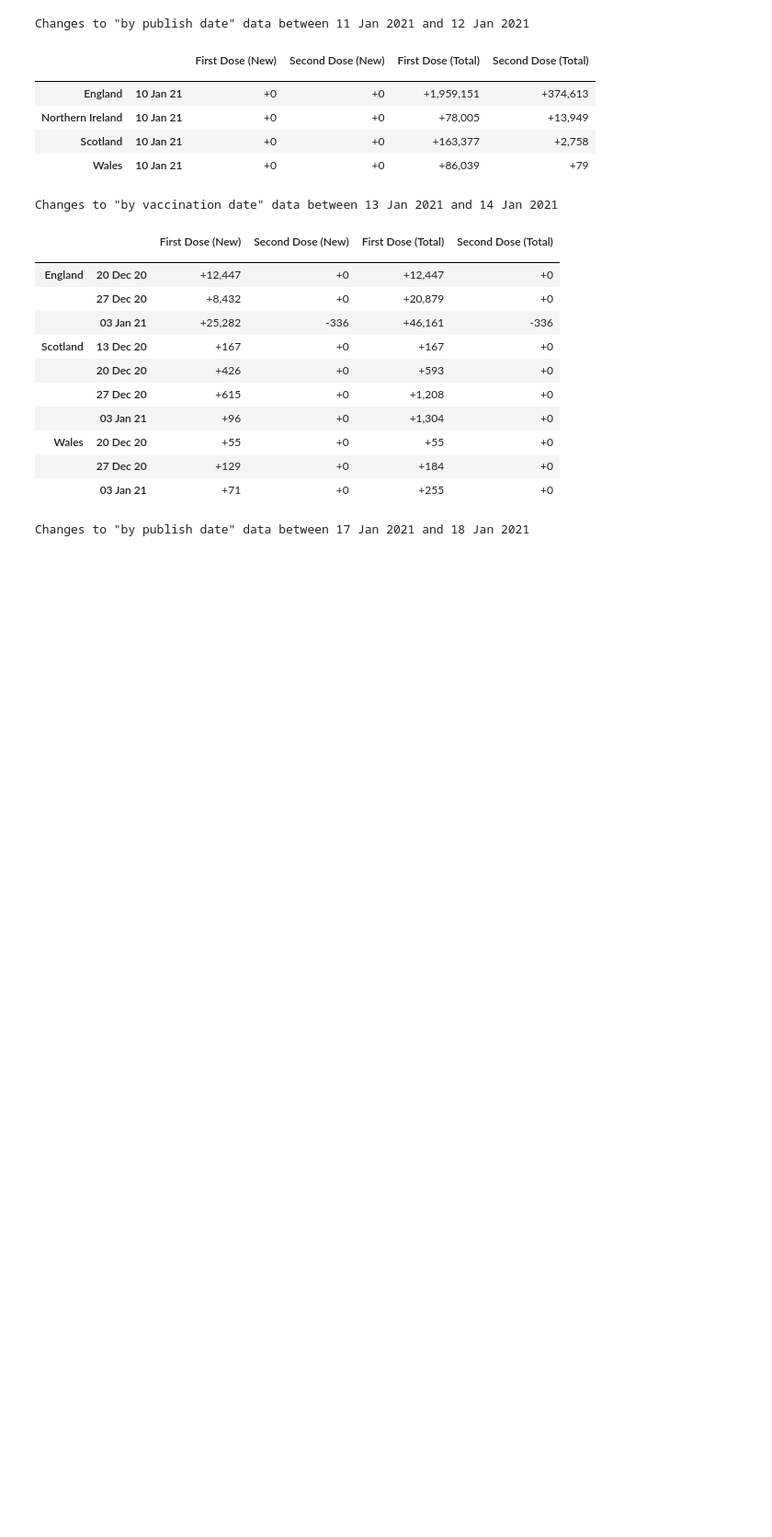
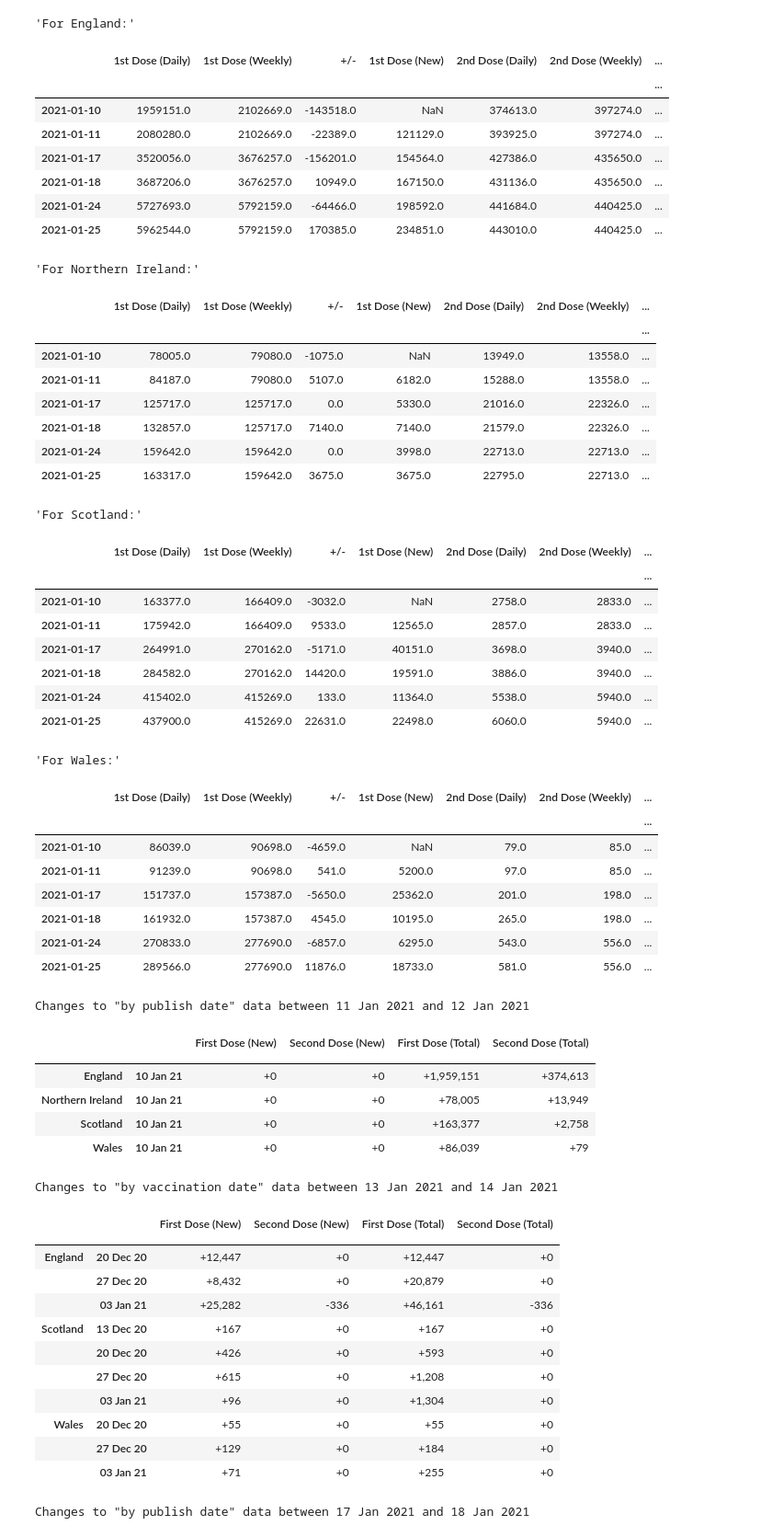
Before and after one commit to cjw296/coronavirus, a Jupyter notebook: vaccination_checks.ipynb, the cells around one changed output. Shown: that part at 92% size. Saved outputs shown, nothing was run; the diff lists cells and outputs as text; code cells hidden in the pictures; blank space fills up the shorter version.

```diff
--- a/vaccination_checks.ipynb
+++ b/vaccination_checks.ipynb
@@ -9 +15,74 @@ from series import Series
+# %%
+raw, data_date = raw_vaccination_data()
+not_complete = ~raw.columns.str.contains('Complete')
+by_publish_metrics = raw.columns[raw.columns.str.contains('ByPublishDate') & not_complete]
+by_vaccination_metrics = raw.columns[
+    raw.columns.str.contains('ByVaccinationDate') & raw.columns.str.startswith('cum') & not_complete
+]
+metrics = by_publish_metrics | by_vaccination_metrics
+# %%
+pivoted = raw.pivot(index=date_col, columns=area_name, values=metrics)
+by_vaccination_index = pivoted[by_vaccination_metrics].dropna(axis='rows', how='all').index
+interesting_index = by_vaccination_index.union(by_vaccination_index+timedelta(days=1))
+filled = pivoted.fillna(method='ffill')
+interesting = filled.loc[filled.index.intersection(interesting_index)].dropna(
+    axis='rows', how='all', subset=product(by_publish_metrics, filled.columns.levels[1])
+)
+add(interesting, 'calc_first', interesting[first_dose_daily_cum] - interesting[first_dose_weekly_cum])
+add(interesting, 'calc_second', interesting[second_dose_daily_cum] - interesting[second_dose_weekly_cum])
+interesting.columns = interesting.columns.swaplevel()
+for area in interesting.columns.levels[0]:
+    ordered = interesting[area][[
+        first_dose_daily_cum, first_dose_weekly_cum, 'calc_first', first_dose_daily_new,
+        second_dose_daily_cum, second_dose_weekly_cum, 'calc_second', second_dose_daily_new,
+    ]]
+    ordered.index.name=''
+    ordered.rename(inplace=True, columns={
+        first_dose_daily_cum: '1st Dose (Daily)',
+        first_dose_weekly_cum: '1st Dose (Weekly)',
+        'calc_first': '+/-',
+        first_dose_daily_new: '1st Dose (New)',
+        second_dose_daily_cum: '2nd Dose (Daily)',
+        second_dose_weekly_cum: '2nd Dose (Weekly)',
+        'calc_second': '+/-',
+        second_dose_daily_new: '2nd Dose (New)',
+    })
+    display(f'For {area}:', ordered)
+# %% [output]
+'For England:'
+|  | 1st Dose (Daily) | 1st Dose (Weekly) | +/- | 1st Dose (New) | 2nd Dose (Daily) | 2nd Dose (Weekly) | ... |
+|  |  |  |  |  |  |  | ... |
+| 2021-01-10 | 1959151.0 | 2102669.0 | -143518.0 | NaN | 374613.0 | 397274.0 | ... |
+| 2021-01-11 | 2080280.0 | 2102669.0 | -22389.0 | 121129.0 | 393925.0 | 397274.0 | ... |
+| 2021-01-17 | 3520056.0 | 3676257.0 | -156201.0 | 154564.0 | 427386.0 | 435650.0 | ... |
+| 2021-01-18 | 3687206.0 | 3676257.0 | 10949.0 | 167150.0 | 431136.0 | 435650.0 | ... |
+| 2021-01-24 | 5727693.0 | 5792159.0 | -64466.0 | 198592.0 | 441684.0 | 440425.0 | ... |
+| 2021-01-25 | 5962544.0 | 5792159.0 | 170385.0 | 234851.0 | 443010.0 | 440425.0 | ... |
+'For Northern Ireland:'
+|  | 1st Dose (Daily) | 1st Dose (Weekly) | +/- | 1st Dose (New) | 2nd Dose (Daily) | 2nd Dose (Weekly) | ... |
+|  |  |  |  |  |  |  | ... |
+| 2021-01-10 | 78005.0 | 79080.0 | -1075.0 | NaN | 13949.0 | 13558.0 | ... |
+| 2021-01-11 | 84187.0 | 79080.0 | 5107.0 | 6182.0 | 15288.0 | 13558.0 | ... |
+| 2021-01-17 | 125717.0 | 125717.0 | 0.0 | 5330.0 | 21016.0 | 22326.0 | ... |
+| 2021-01-18 | 132857.0 | 125717.0 | 7140.0 | 7140.0 | 21579.0 | 22326.0 | ... |
+| 2021-01-24 | 159642.0 | 159642.0 | 0.0 | 3998.0 | 22713.0 | 22713.0 | ... |
+| 2021-01-25 | 163317.0 | 159642.0 | 3675.0 | 3675.0 | 22795.0 | 22713.0 | ... |
+'For Scotland:'
+|  | 1st Dose (Daily) | 1st Dose (Weekly) | +/- | 1st Dose (New) | 2nd Dose (Daily) | 2nd Dose (Weekly) | ... |
+|  |  |  |  |  |  |  | ... |
+| 2021-01-10 | 163377.0 | 166409.0 | -3032.0 | NaN | 2758.0 | 2833.0 | ... |
+| 2021-01-11 | 175942.0 | 166409.0 | 9533.0 | 12565.0 | 2857.0 | 2833.0 | ... |
+| 2021-01-17 | 264991.0 | 270162.0 | -5171.0 | 40151.0 | 3698.0 | 3940.0 | ... |
+| 2021-01-18 | 284582.0 | 270162.0 | 14420.0 | 19591.0 | 3886.0 | 3940.0 | ... |
+| 2021-01-24 | 415402.0 | 415269.0 | 133.0 | 11364.0 | 5538.0 | 5940.0 | ... |
+| 2021-01-25 | 437900.0 | 415269.0 | 22631.0 | 22498.0 | 6060.0 | 5940.0 | ... |
+'For Wales:'
+|  | 1st Dose (Daily) | 1st Dose (Weekly) | +/- | 1st Dose (New) | 2nd Dose (Daily) | 2nd Dose (Weekly) | ... |
+|  |  |  |  |  |  |  | ... |
+| 2021-01-10 | 86039.0 | 90698.0 | -4659.0 | NaN | 79.0 | 85.0 | ... |
+| 2021-01-11 | 91239.0 | 90698.0 | 541.0 | 5200.0 | 97.0 | 85.0 | ... |
+| 2021-01-17 | 151737.0 | 157387.0 | -5650.0 | 25362.0 | 201.0 | 198.0 | ... |
+| 2021-01-18 | 161932.0 | 157387.0 | 4545.0 | 10195.0 | 265.0 | 198.0 | ... |
+| 2021-01-24 | 270833.0 | 277690.0 | -6857.0 | 6295.0 | 543.0 | 556.0 | ... |
+| 2021-01-25 | 289566.0 | 277690.0 | 11876.0 | 18733.0 | 581.0 | 556.0 | ... |
 # %%
```
Also changed, not shown: parts of 3 cells of this notebook, 3 other files.
